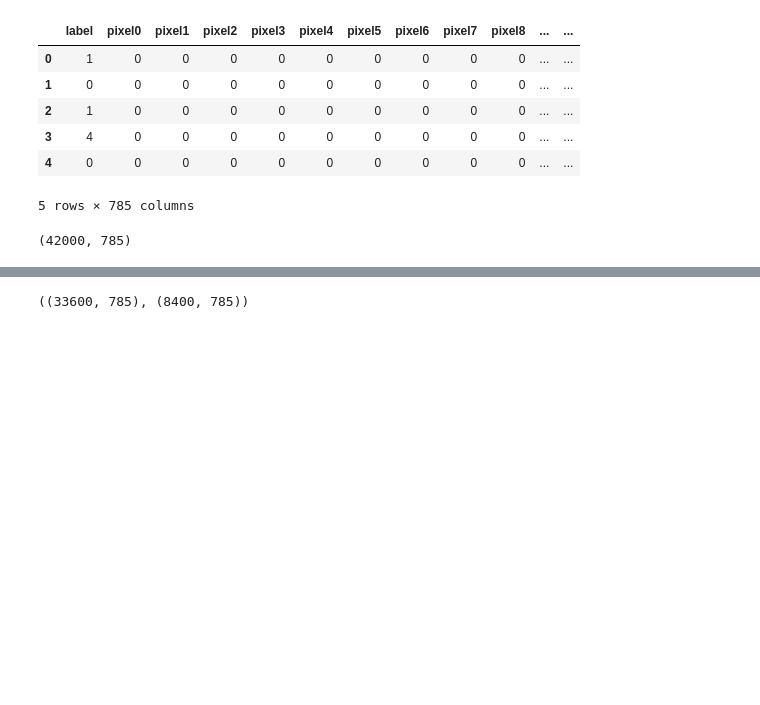
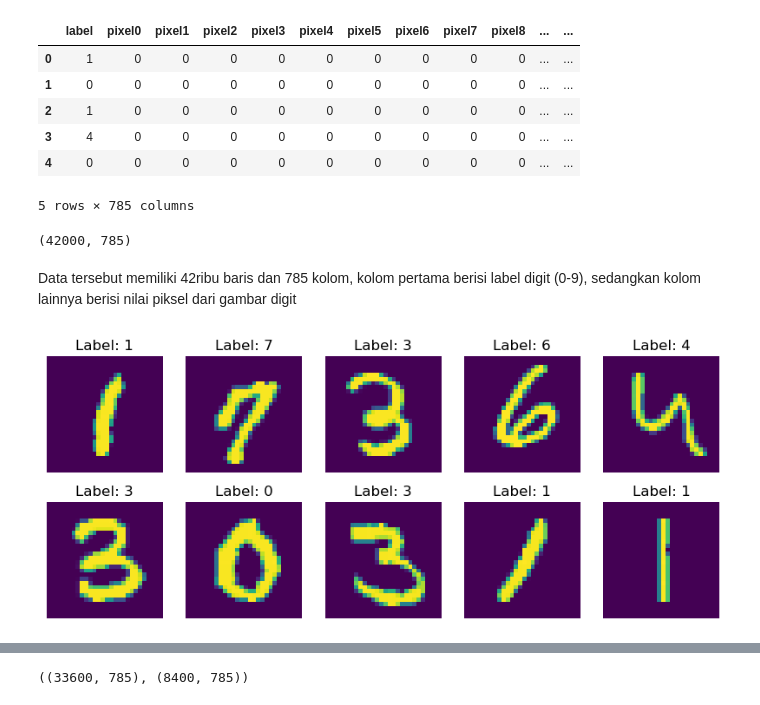
Before and after one commit to maulairfani/DataScience-Learning-Notebooks, a Jupyter notebook: digit-recognition.ipynb, the cells around one changed output, grey strips where cells are left out. Saved outputs shown, nothing was run; the diff lists cells and outputs as text; code cells hidden in the pictures; blank space fills up the shorter version.

Commit message:
Kaggle Notebook | Digit Recognition using MobileNetV2 and TensorFlow | Version 4

```diff
--- a/digit-recognition.ipynb
+++ b/digit-recognition.ipynb
@@ -28,3 +28,15 @@ df.head()
 df.shape
 # %% [output]
 (42000, 785)
+# %% [markdown]
+Data tersebut memiliki 42ribu baris dan 785 kolom, kolom pertama berisi label digit (0-9), sedangkan kolom lainnya berisi nilai piksel dari gambar digit
+# %%
+fig = plt.figure(figsize=(10, 4))
+for i in range(10):
+    idx = random.randint(0, len(df))
+    plt.subplot(2, 5, i+1)
+    plt.imshow(df.iloc[idx, 1:].values.reshape(28, 28))
+    plt.axis(False)
+    plt.title(f"Label: {df['label'][idx]}")
+# %% [output]
+[figure, added]
```
Also changed, not shown: parts of 28 cells of this notebook.
